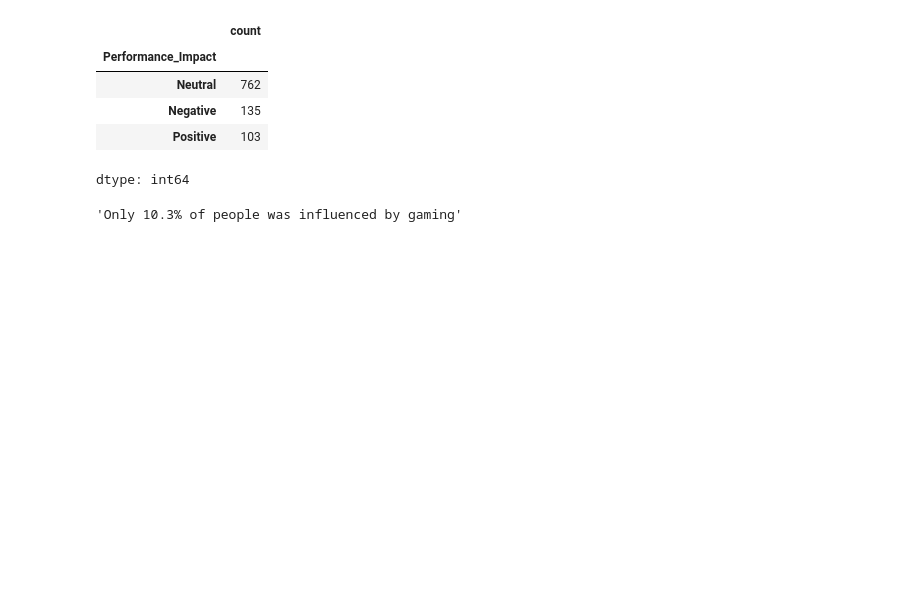
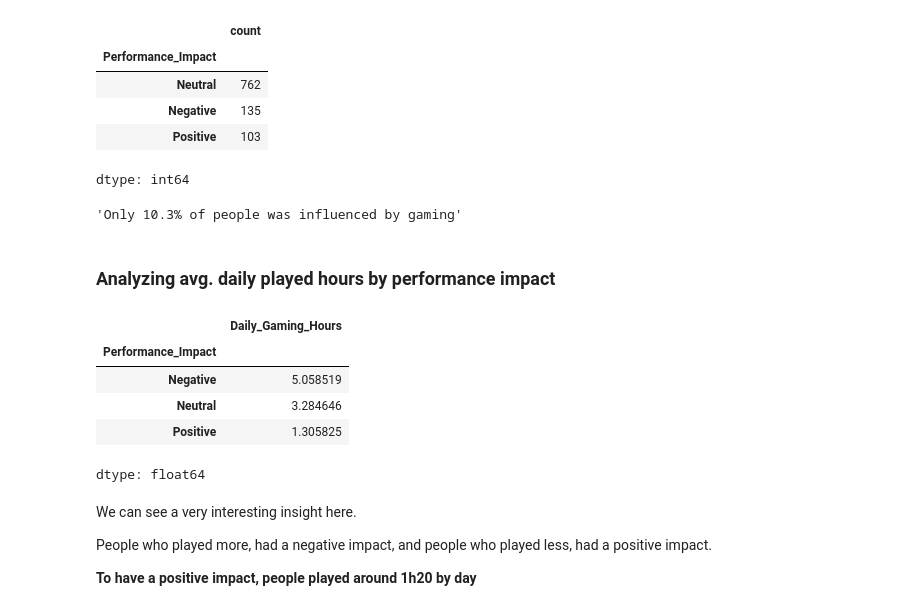
Before and after one commit to prokope/learning-data-science, a Jupyter notebook: data-handling.ipynb, the cells around one changed output. Drawn from its saved outputs; the diff is of its cells as text; code cells hidden in the pictures; blank space fills up the shorter version.

Commit message:
eda: Analyzing avg. daily played hours by performance impact

```diff
--- a/data-handling.ipynb
+++ b/data-handling.ipynb
@@ -246,3 +246,20 @@ percent = (positive * 100) / total
 display(f"Only {percent}% of people was influenced by gaming")
 # %% [output]
 'Only 10.3% of people was influenced by gaming'
+# %% [markdown]
+### Analyzing avg. daily played hours by performance impact
+# %%
+display(df.groupby("Performance_Impact")["Daily_Gaming_Hours"].mean())
+# %% [output]
+|  | Daily_Gaming_Hours |
+| Performance_Impact |  |
+| Negative | 5.058519 |
+| Neutral | 3.284646 |
+| Positive | 1.305825 |
+dtype: float64
+# %% [markdown]
+We can see a very interesting insight here.
+
+People who played more, had a negative impact, and people who played less, had a positive impact.
+
+**To have a positive impact, people played around 1h20 by day**
```
Also changed, not shown: parts of 1 cell of this notebook.
